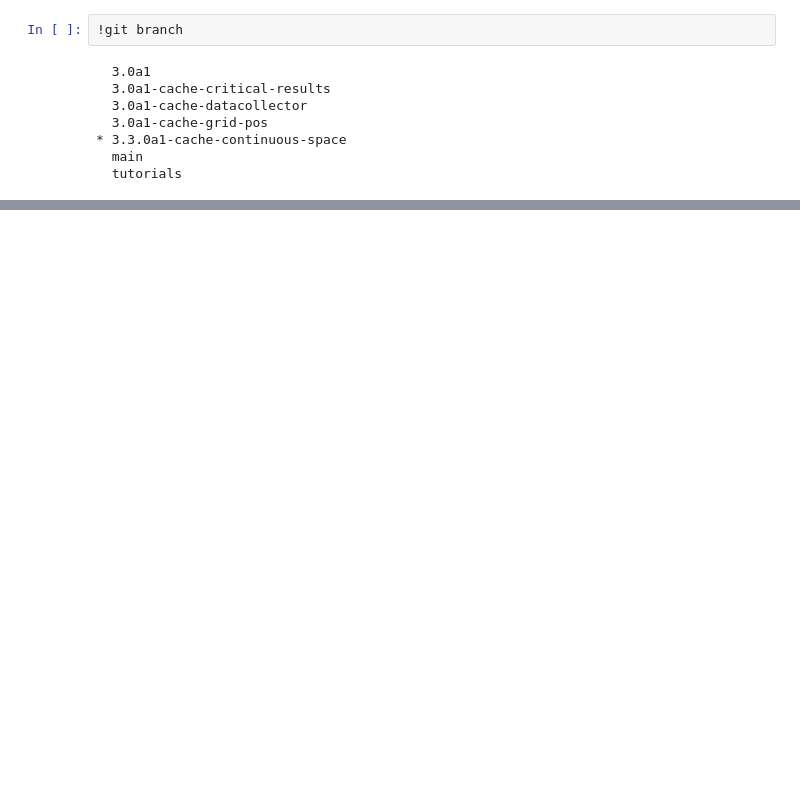
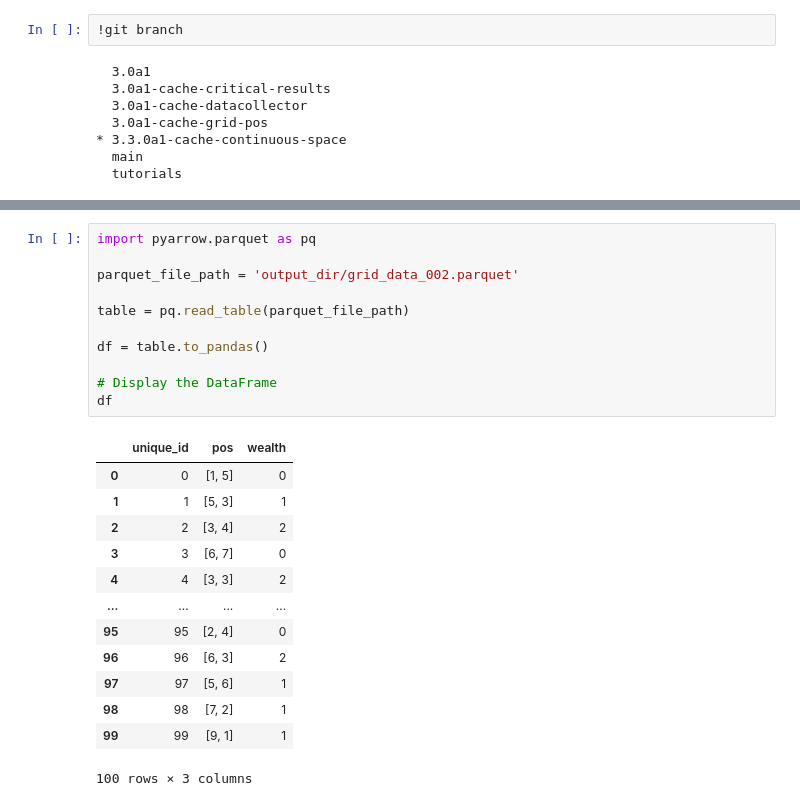
Before and after one commit to Chan-Dong-Jun/mesa-forked, a Jupyter notebook: mesa/Tutorial for Cacheable Model.ipynb, the cells around one changed output, grey strips where cells are left out. Cells and saved outputs as stored; diff of their text form; blank space fills up the shorter version.

```diff
--- a/mesa/Tutorial for Cacheable Model.ipynb
+++ b/mesa/Tutorial for Cacheable Model.ipynb
@@ -302,0 +323,25 @@ solara.FigureMatplotlib(space_fig, format="png")
+# %%
+import pyarrow.parquet as pq
+
+parquet_file_path = 'output_dir/grid_data_002.parquet'
+
+table = pq.read_table(parquet_file_path)
+
+df = table.to_pandas()
+
+# Display the DataFrame
+df
+# %% [output]
+|  | unique_id | pos | wealth |
+| 0 | 0 | [1, 5] | 0 |
+| 1 | 1 | [5, 3] | 1 |
+| 2 | 2 | [3, 4] | 2 |
+| 3 | 3 | [6, 7] | 0 |
+| 4 | 4 | [3, 3] | 2 |
+| ... | ... | ... | ... |
+| 95 | 95 | [2, 4] | 0 |
+| 96 | 96 | [6, 3] | 2 |
+| 97 | 97 | [5, 6] | 1 |
+| 98 | 98 | [7, 2] | 1 |
+| 99 | 99 | [9, 1] | 1 |
+100 rows × 3 columns
```
Also changed, not shown: parts of 10 cells of this notebook, 4 other files.
